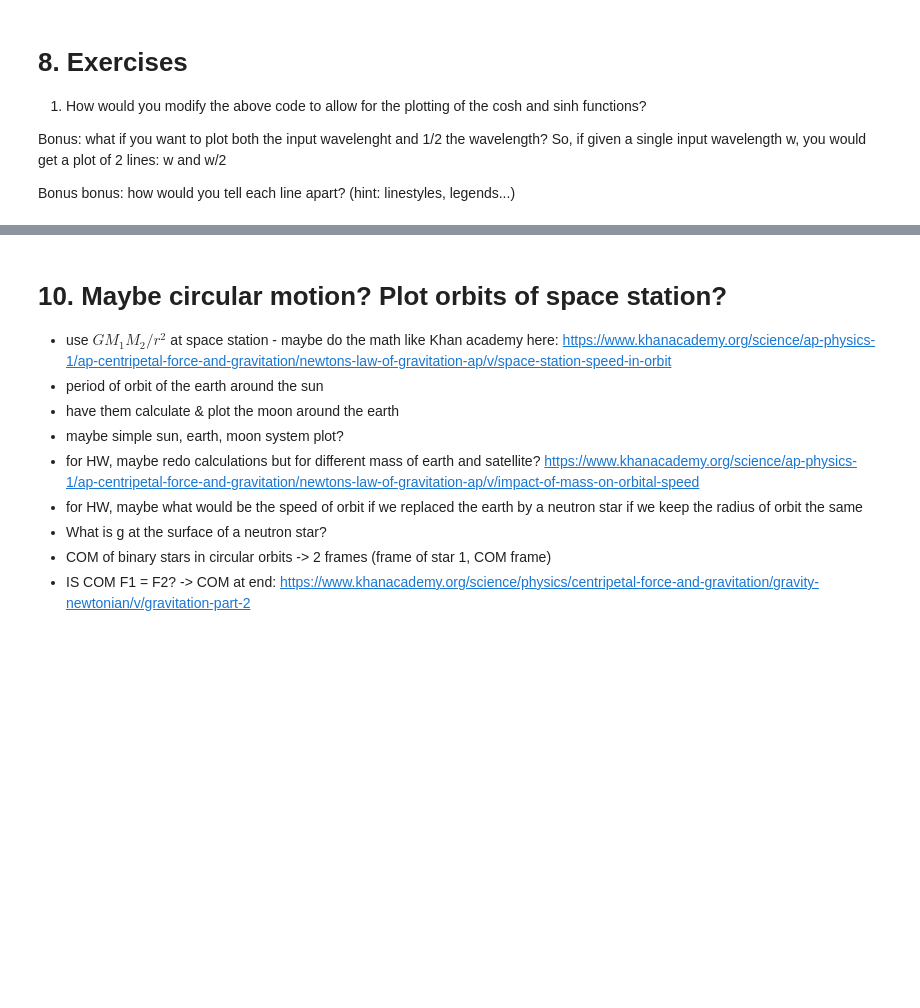
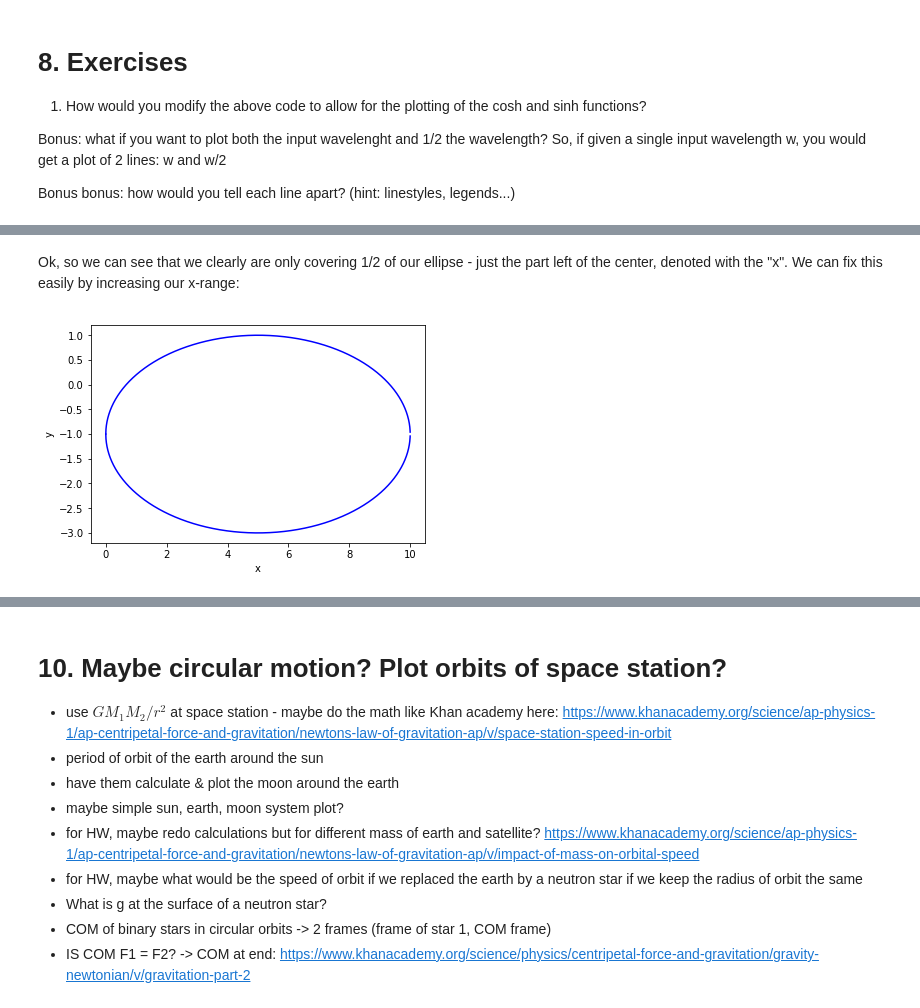
Before and after one commit to jnaiman/csci-p-14110, a Jupyter notebook: lesson01/_introToPython_notes_lesson01.ipynb, the cells around one changed output, grey strips where cells are left out. Cells and saved outputs as stored; diff of their text form; code cells hidden in the pictures; blank space fills up the shorter version.

```diff
--- a/lesson01/_introToPython_notes_lesson01.ipynb
+++ b/lesson01/_introToPython_notes_lesson01.ipynb
@@ -858,0 +926,28 @@ Bonus bonus: how would you tell each line apart? (hint: linestyles, legends...)
+# %% [markdown]
+Ok, so we can see that we clearly are only covering 1/2 of our ellipse - just the part left of the center, denoted with the "x".  We can fix this easily by increasing our x-range:
+# %%
+# it looks like our ellipse should extend until 10 on the x-direction
+x = np.arange(-1, 10, 0.001)
+
+# lets re-call our upper and lower functions
+y_upper = myEllipseFunctionUpper(a, b, x0, y0, x)
+y_lower = myEllipseFunctionLower(a, b, x0, y0, x)
+
+# lets plot and make them the same color
+plt.plot(x, y_upper, 'b-')
+plt.plot(x, y_lower, 'b-')
+# the b- just means "use a blue (b) line (-)"
+# try changing it to a few things like "--" instead of "-"
+#  and "m" instead of "b"
+
+# our labels
+plt.xlabel('x')
+plt.ylabel('y')
+
+
+plt.show()
+
+# note: we can make the "gab" at the end smaller by taking smaller
+# xstep steps in x
+# %% [output]
+[figure, added]
```
Also changed, not shown: parts of 18 cells of this notebook, 5 other files.
